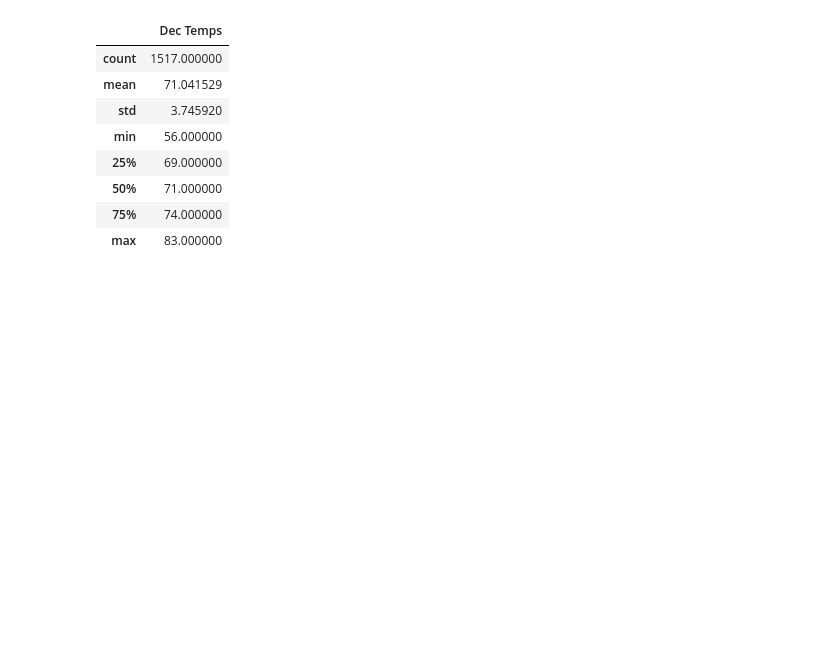
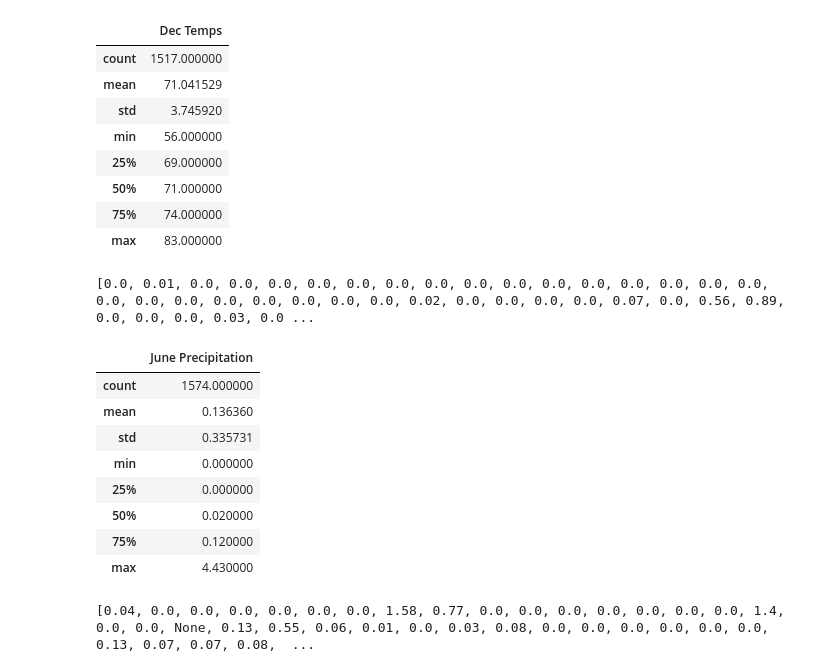
Before and after one commit to AndrewNuss76/surfs_up, a Jupyter notebook: Resources/SurfsUp_Challenge.ipynb, the cells around one changed output. Cells and saved outputs as stored; diff of their text form; code cells hidden in the pictures; blank space fills up the shorter version.

```diff
--- a/Resources/SurfsUp_Challenge.ipynb
+++ b/Resources/SurfsUp_Challenge.ipynb
@@ -88,3 +88,30 @@ df_dec.describe()
 | 50% | 71.000000 |
 | 75% | 74.000000 |
 | max | 83.000000 |
+# %%
+# query to calculate June Precipitation
+june_precip = session.query(Measurement.prcp).filter(extract("month", Measurement.date) == 6).all()
+# %%
+#convert june precip to list
+
+june_precip_total = []
+for precip in june_precip:
+    june_precip_total.append(precip.prcp)
+print(june_precip_total)
+# %% [output]
+[0.0, 0.01, 0.0, 0.0, 0.0, 0.0, 0.0, 0.0, 0.0, 0.0, 0.0, 0.0, 0.0, 0.0, 0.0, 0.0, 0.0, 0.0, 0.0, 0.0, 0.0, 0.0, 0.0, 0.0, 0.0, 0.02, 0.0, 0.0, 0.0, 0.0, 0.07, 0.0, 0.56, 0.89, 0.0, 0.0, 0.0, 0.03, 0.0 ...
+# %%
+# Create a DataFrame from the list of precip for the month of June.
+df_june_prcp = pd.DataFrame(june_precip_total, columns=['June Precipitation'])
+# %%
+df_june_prcp.describe()
+# %% [output]
+|  | June Precipitation |
+| count | 1574.000000 |
+| mean | 0.136360 |
+| std | 0.335731 |
+| min | 0.000000 |
+| 25% | 0.000000 |
+| 50% | 0.020000 |
+| 75% | 0.120000 |
+| max | 4.430000 |
@@ -90,0 +121,9 @@ df_dec.describe()
+# %%
+#convert dec precip to list
+
+dec_precip_total = []
+for precip in dec_precip:
+    dec_precip_total.append(precip.prcp)
+print(dec_precip_total)
+# %% [output]
+[0.04, 0.0, 0.0, 0.0, 0.0, 0.0, 0.0, 1.58, 0.77, 0.0, 0.0, 0.0, 0.0, 0.0, 0.0, 0.0, 1.4, 0.0, 0.0, None, 0.13, 0.55, 0.06, 0.01, 0.0, 0.03, 0.08, 0.0, 0.0, 0.0, 0.0, 0.0, 0.0, 0.13, 0.07, 0.07, 0.08,  ...
```
Also changed, not shown: parts of 5 cells of this notebook.
